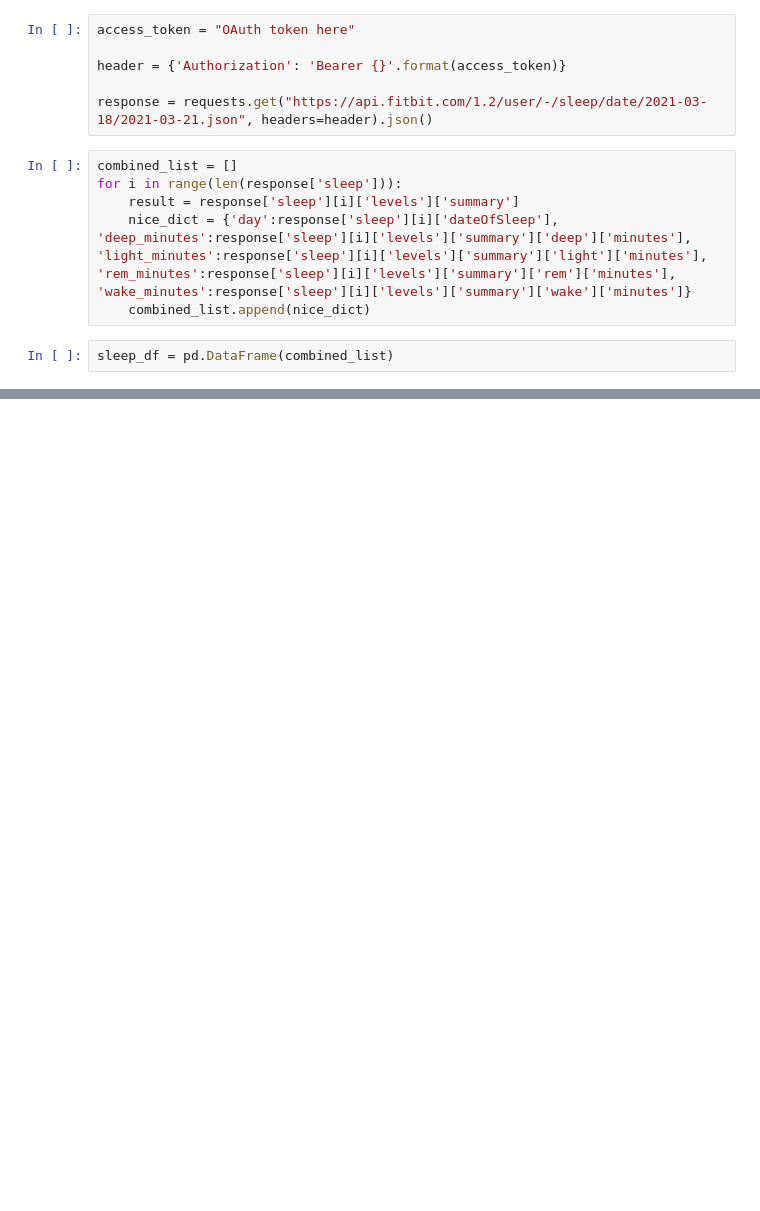
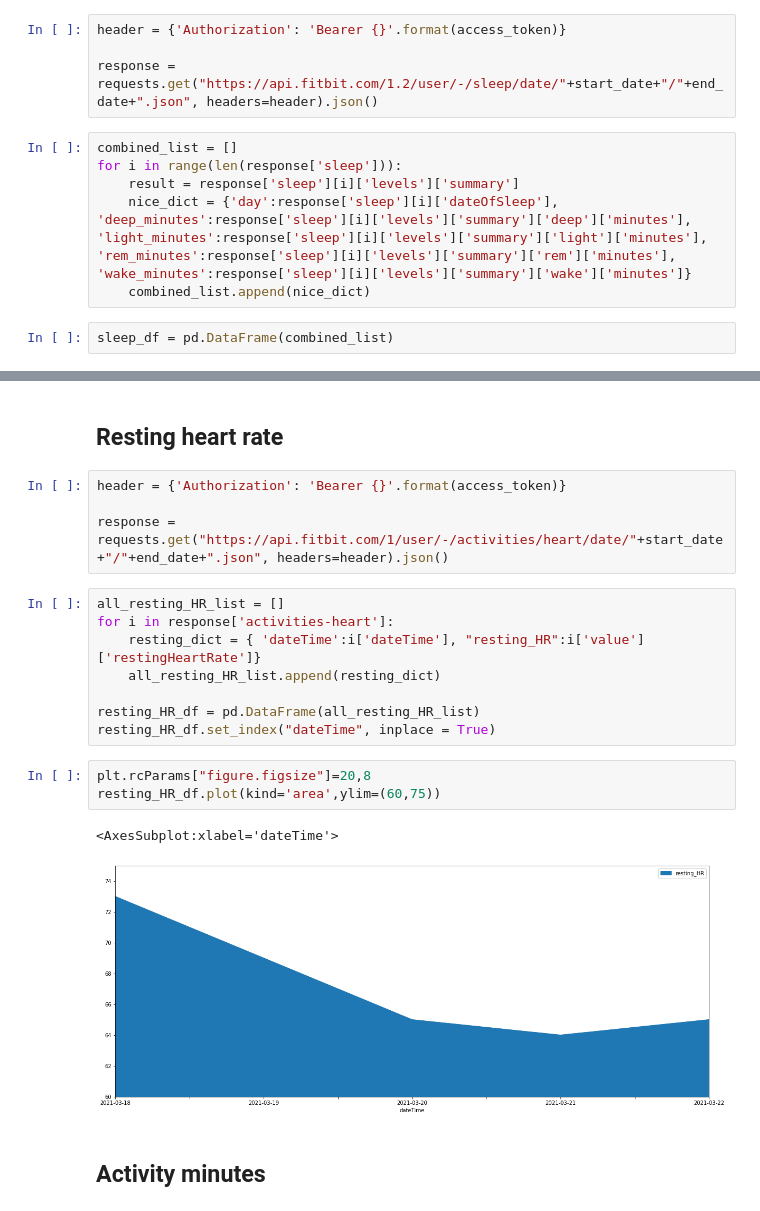
Before and after one commit to arpanghosh8453/public-programs, a Jupyter notebook: Fitbit Data Analyzer/Fitbit HR analyzer.ipynb, the cells around one changed output, grey strips where cells are left out. Cells and saved outputs as stored; diff of their text form; blank space fills up the shorter version.

Commit message:
Updated sleeping HR

```diff
--- a/Fitbit Data Analyzer/Fitbit HR analyzer.ipynb
+++ b/Fitbit Data Analyzer/Fitbit HR analyzer.ipynb
@@ -53,11 +64,9 @@ summary_df.plot.area()
 # %% [markdown]
 <h2>Sleep analysis</h2>
 # %%
-access_token = "OAuth token here"
-
 header = {'Authorization': 'Bearer {}'.format(access_token)}
 
-response = requests.get("https://api.fitbit.com/1.2/user/-/sleep/date/2021-03-18/2021-03-21.json", headers=header).json()
+response = requests.get("https://api.fitbit.com/1.2/user/-/sleep/date/"+start_date+"/"+end_date+".json", headers=header).json()
 # %%
 combined_list = []
 for i in range(len(response['sleep'])):
@@ -71,0 +84,22 @@ sleep_df.set_index('day').plot(kind = 'bar')
+# %% [markdown]
+<h2>Resting heart rate</h2>
+# %%
+header = {'Authorization': 'Bearer {}'.format(access_token)}
+
+response = requests.get("https://api.fitbit.com/1/user/-/activities/heart/date/"+start_date+"/"+end_date+".json", headers=header).json()
+# %%
+all_resting_HR_list = []
+for i in response['activities-heart']:
+    resting_dict = { 'dateTime':i['dateTime'], "resting_HR":i['value']['restingHeartRate']}
+    all_resting_HR_list.append(resting_dict)
+
+resting_HR_df = pd.DataFrame(all_resting_HR_list)
+resting_HR_df.set_index("dateTime", inplace = True)
+# %%
+plt.rcParams["figure.figsize"]=20,8
+resting_HR_df.plot(kind='area',ylim=(60,75))
+# %% [output]
+<AxesSubplot:xlabel='dateTime'>
+[figure, added]
+# %% [markdown]
+<h2>Activity minutes</h2>
```
Also changed, not shown: parts of 16 cells of this notebook, 2 other files.
